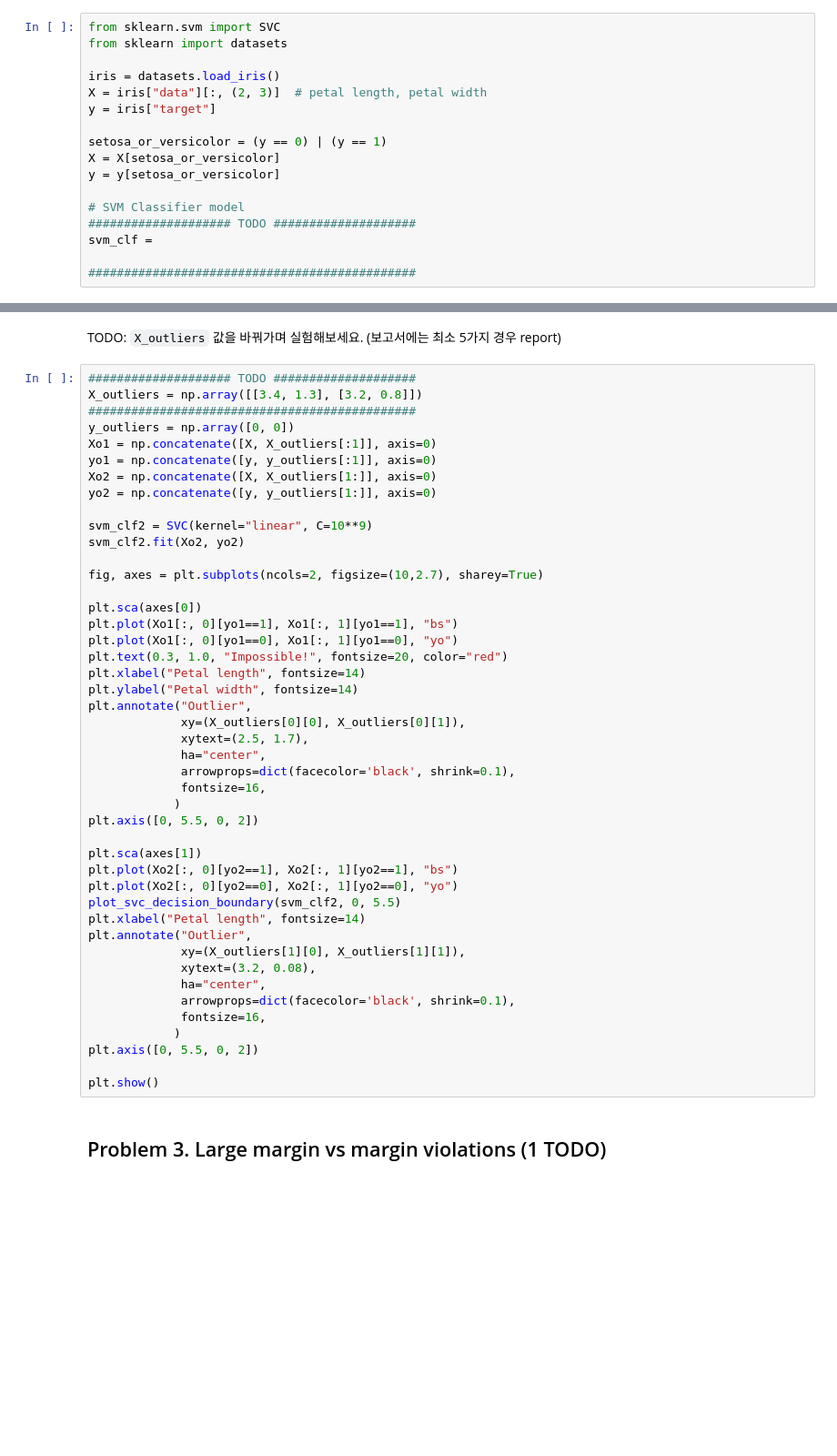
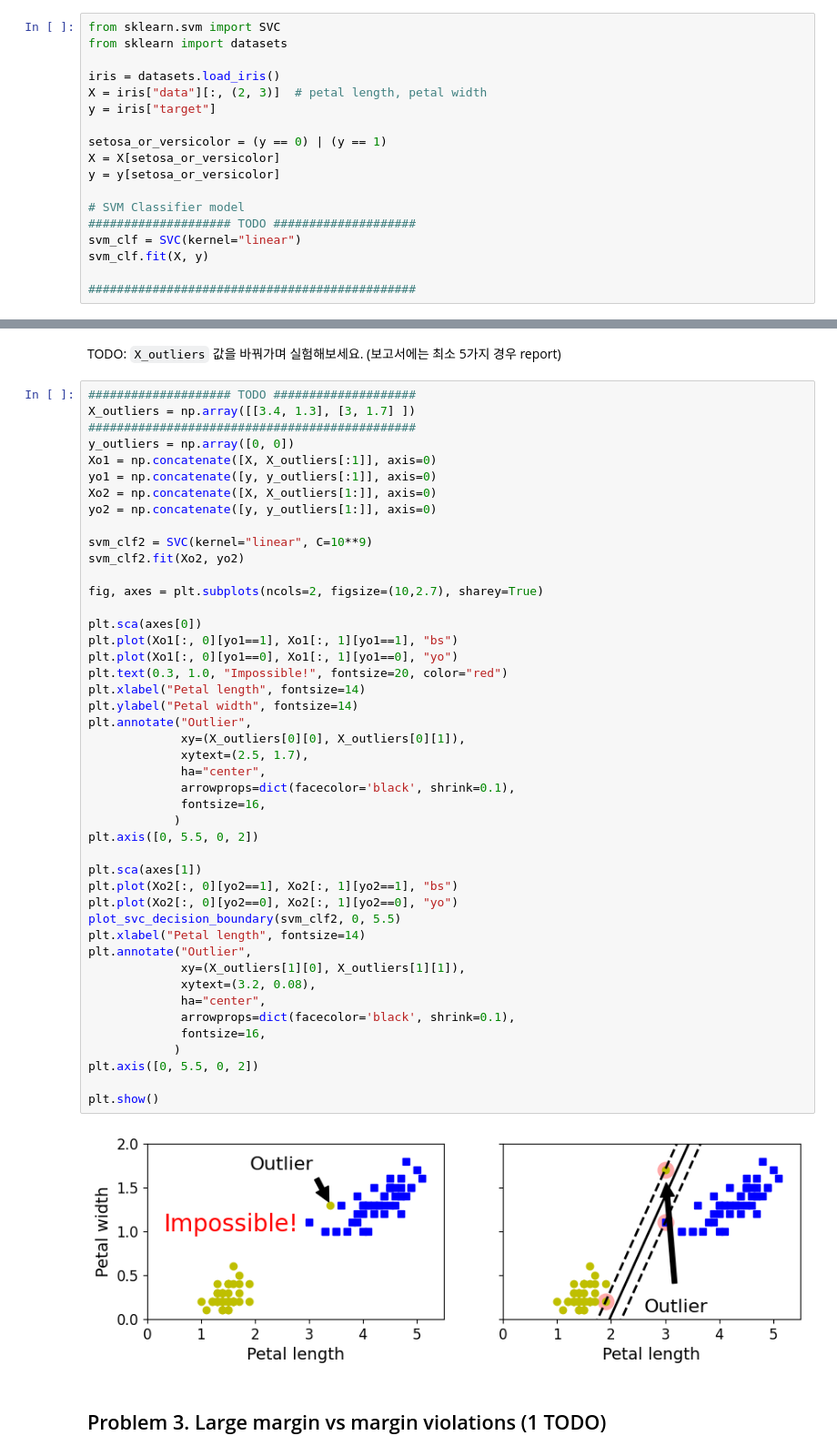
Before and after one commit to jaewonlee16/Machine-Learning, a Jupyter notebook: Assignment2/AS2_SVM.ipynb, the cells around one changed output, grey strips where cells are left out. Shown at 91% size. Saved outputs shown, nothing was run; the diff lists cells and outputs as text; blank space fills up the shorter version.

```diff
--- a/Assignment2/AS2_SVM.ipynb
+++ b/Assignment2/AS2_SVM.ipynb
@@ -47,6 +47,7 @@ y = y[setosa_or_versicolor]
 
 # SVM Classifier model
 #################### TODO ####################
-svm_clf =
+svm_clf = SVC(kernel="linear")
+svm_clf.fit(X, y)
 
 ##############################################
@@ -105,7 +110,7 @@ plt.show()
 TODO: `X_outliers` 값을 바꿔가며 실험해보세요. (보고서에는 최소 5가지 경우 report)
 # %%
 #################### TODO ####################
-X_outliers = np.array([[3.4, 1.3], [3.2, 0.8]])
+X_outliers = np.array([[3.4, 1.3], [3, 1.7] ])
 ##############################################
 y_outliers = np.array([0, 0])
 Xo1 = np.concatenate([X, X_outliers[:1]], axis=0)
@@ -121,33 +126,35 @@ fig, axes = plt.subplots(ncols=2, figsize=(10,2.7), sharey=True)
 plt.sca(axes[0])
 plt.plot(Xo1[:, 0][yo1==1], Xo1[:, 1][yo1==1], "bs")
 plt.plot(Xo1[:, 0][yo1==0], Xo1[:, 1][yo1==0], "yo")
 plt.text(0.3, 1.0, "Impossible!", fontsize=20, color="red")
 plt.xlabel("Petal length", fontsize=14)
 plt.ylabel("Petal width", fontsize=14)
 plt.annotate("Outlier",
              xy=(X_outliers[0][0], X_outliers[0][1]),
              xytext=(2.5, 1.7),
              ha="center",
              arrowprops=dict(facecolor='black', shrink=0.1),
              fontsize=16,
             )
 plt.axis([0, 5.5, 0, 2])
 
 plt.sca(axes[1])
 plt.plot(Xo2[:, 0][yo2==1], Xo2[:, 1][yo2==1], "bs")
 plt.plot(Xo2[:, 0][yo2==0], Xo2[:, 1][yo2==0], "yo")
 plot_svc_decision_boundary(svm_clf2, 0, 5.5)
 plt.xlabel("Petal length", fontsize=14)
 plt.annotate("Outlier",
              xy=(X_outliers[1][0], X_outliers[1][1]),
              xytext=(3.2, 0.08),
              ha="center",
              arrowprops=dict(facecolor='black', shrink=0.1),
              fontsize=16,
             )
 plt.axis([0, 5.5, 0, 2])
 
 plt.show()
+# %% [output]
+[figure, added]
 # %% [markdown]
 ## Problem 3. Large margin vs margin violations (1 TODO)
 # %%
```
Also changed, not shown: parts of 14 cells of this notebook, 1 other file.
